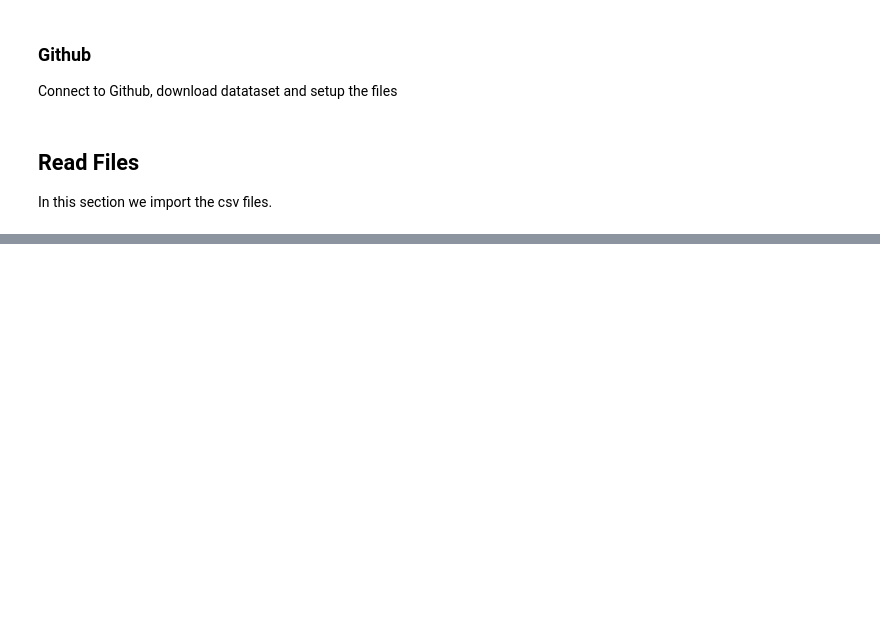
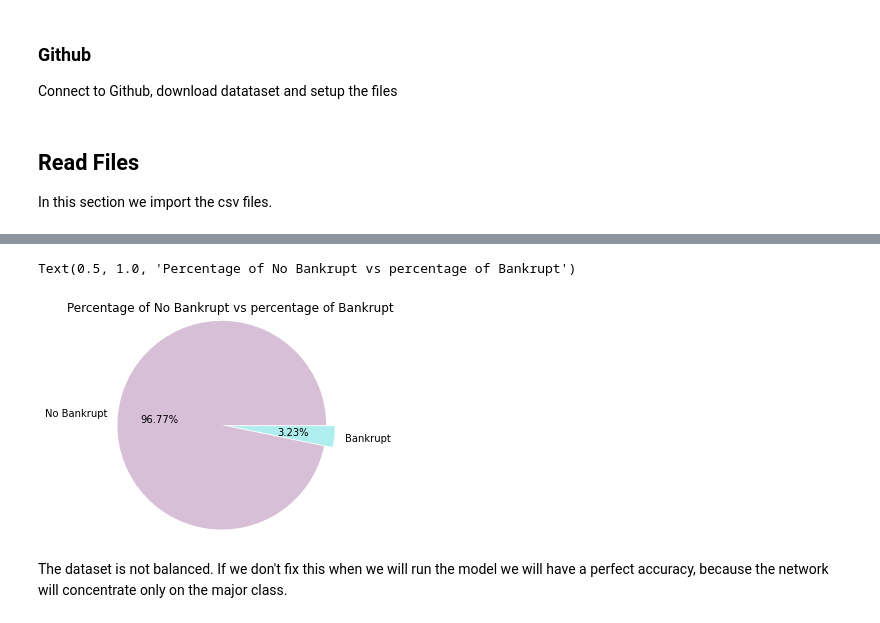
Before and after one commit to thisispivi/Deep-Learning-Company-Bankruptcy-Prediction, a Jupyter notebook: Company_Bankruptcy_Prediction.ipynb, the cells around one changed output, grey strips where cells are left out. Saved outputs shown, nothing was run; the diff lists cells and outputs as text; code cells hidden in the pictures; blank space fills up the shorter version.

```diff
--- a/Company_Bankruptcy_Prediction.ipynb
+++ b/Company_Bankruptcy_Prediction.ipynb
@@ -127,0 +182,8 @@ print(df[:5])
+# %%
+plt.pie([result[0], result[1]], labels=["No Bankrupt", "Bankrupt"], explode=(0.1, 0), autopct='%1.2f%%', colors=["thistle", "paleturquoise"], radius=1.2)
+plt.title("Percentage of No Bankrupt vs percentage of Bankrupt")
+# %% [output]
+Text(0.5, 1.0, 'Percentage of No Bankrupt vs percentage of Bankrupt')
+[figure, added]
+# %% [markdown]
+The dataset is not balanced. If we don't fix this when we will run the model we will have a perfect accuracy, because the network will concentrate only on the major class.
```
Also changed, not shown: parts of 38 cells of this notebook, 5 other files.
